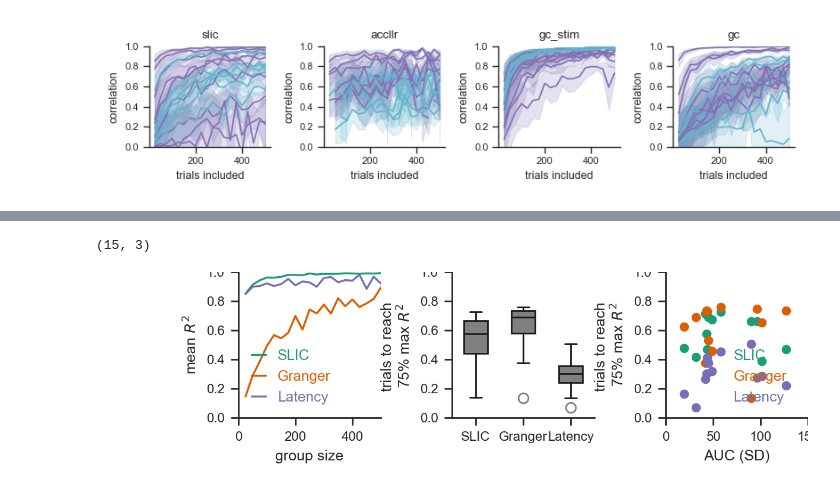
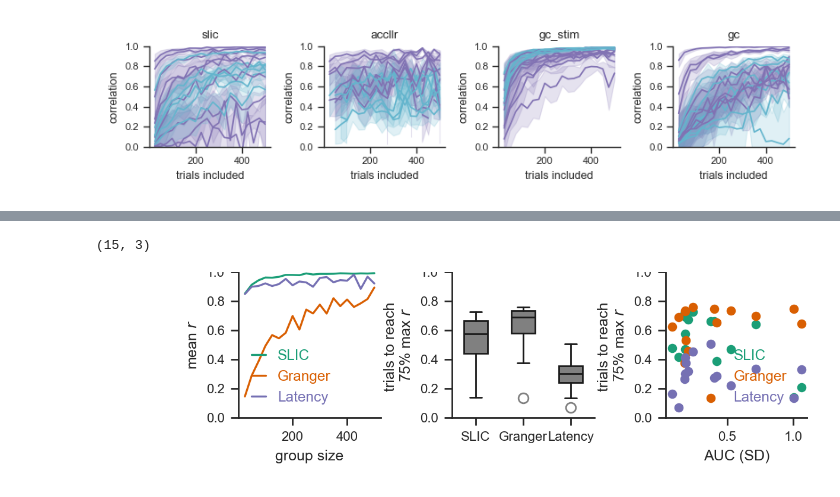
Before and after one commit to leoscholl/ecog_opto_connectivity, a Jupyter notebook: 4_longitude.ipynb, the cells around one changed output, grey strips where cells are left out. Drawn from its saved outputs; the diff is of its cells as text; code cells hidden in the pictures.

```diff
--- a/4_longitude.ipynb
+++ b/4_longitude.ipynb
@@ -782,7 +811,7 @@ for idx in range(len(mean_similarity_gc)):
 # AUC
 volume = [np.array(0) for _ in range(len(erp_maps))]
 for idx in range(len(erp_maps)):
-    volume[idx] = abs(np.sum(erp_maps[idx]))
+    volume[idx] = abs(np.mean(erp_maps[idx]))
 # %% [output]
 0 0.7366599480921576
 1 0.5119555303487207
@@ -860,39 +889,37 @@ plt.gca().set_prop_cycle(color=sns.color_palette("Dark2", n_colors=4))
 
 for sub_data in [mean_similarity_slic[0], mean_similarity_gc[0], mean_similarity_accllr[0]]:
     plt.plot(trial_sizes, sub_data)
-plt.xlim(0,500)
 plt.ylim(0,1)
 plt.xlabel('group size')
-plt.ylabel('mean $R^2$')
+plt.ylabel('mean $r$')
 plt.legend(['SLIC', 'Granger', 'Latency'], bbox_to_anchor=(0.,0.), loc='lower left',
            labelcolor='linecolor', handlelength=1, frameon=False)
 sns.despine()
 
 plt.subplot(1,3,2)
 data = np.array([rng_slic, rng_gc, rng_accllr]).T
 print(np.shape(data))
 aopy.visualization.plot_boxplots(data, ['SLIC', 'Granger', 'Latency'], trendline=False)
-plt.ylabel(f'trials to reach \n{int(100*level)}% max $R^2$ ')
+plt.ylabel(f'trials to reach \n{int(100*level)}% max $r$ ')
 plt.ylim(0,1)
 sns.despine()
 
 plt.subplot(1,3,3)
 plt.gca().set_prop_cycle(color=sns.color_palette("Dark2", n_colors=4))
 plt.scatter(volume, rng_slic)
 plt.scatter(volume, rng_gc)
 plt.scatter(volume, rng_accllr)
 plt.legend(['SLIC', 'Granger', 'Latency'], bbox_to_anchor=(0.1,0.0), loc='lower left',
            labelcolor='linecolor', markerscale=0, frameon=False)
 plt.xlabel('AUC (SD)')
-plt.ylabel(f'trials to reach \n{int(100*level)}% max $R^2$')
+plt.ylabel(f'trials to reach \n{int(100*level)}% max $r$')
 plt.ylim(0,1)
-plt.xlim(0,150)
 sns.despine()
 
 plt.subplots_adjust(top=1, bottom=0.3, left=0.2, right=1, wspace=0.5)
 
 filename = f'trial_sizes_beignet.svg'
 aopy.visualization.savefig(fig_dir, filename)
 # %% [output]
 (15, 3)
-[figure, old version]
+[figure, new version]
```
Also changed, not shown: parts of 6 cells of this notebook, 53 other files.
